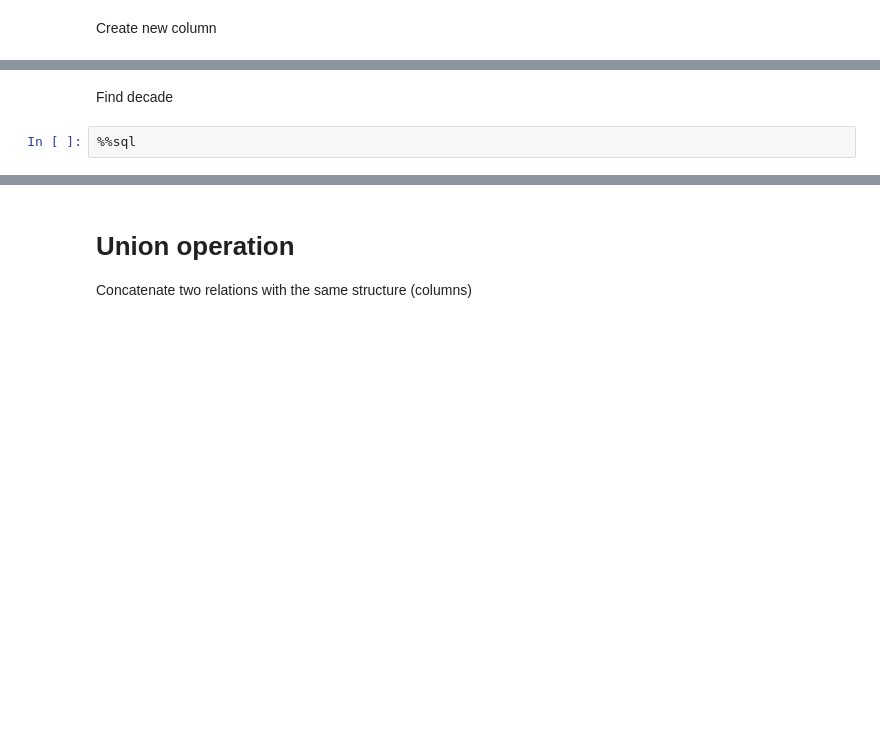
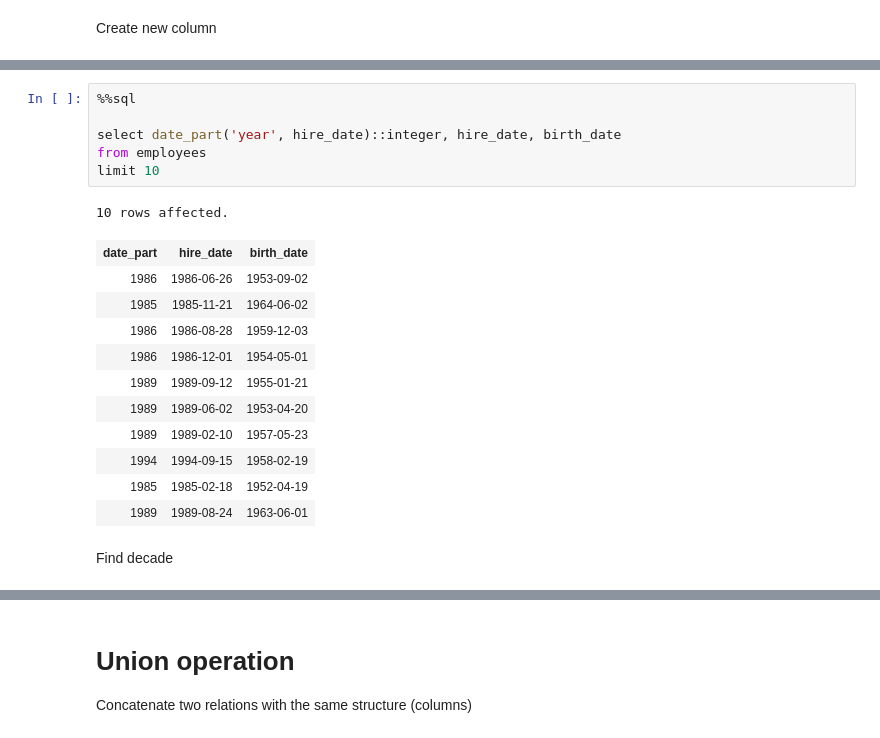
Before and after one commit to LutherCS/dmq-class-pub, a Jupyter notebook: NestedQueries.ipynb, the cells around one changed output, grey strips where cells are left out. Saved outputs shown, nothing was run; the diff lists cells and outputs as text; blank space fills up the shorter version.

```diff
--- a/NestedQueries.ipynb
+++ b/NestedQueries.ipynb
@@ -57,4 +190,21 @@ Create new column
+# %%
+%%sql
+
+select date_part('year', hire_date)::integer, hire_date, birth_date
+from employees
+limit 10
+# %% [output]
+10 rows affected.
+| date_part | hire_date | birth_date |
+| 1986 | 1986-06-26 | 1953-09-02 |
+| 1985 | 1985-11-21 | 1964-06-02 |
+| 1986 | 1986-08-28 | 1959-12-03 |
+| 1986 | 1986-12-01 | 1954-05-01 |
+| 1989 | 1989-09-12 | 1955-01-21 |
+| 1989 | 1989-06-02 | 1953-04-20 |
+| 1989 | 1989-02-10 | 1957-05-23 |
+| 1994 | 1994-09-15 | 1958-02-19 |
+| 1985 | 1985-02-18 | 1952-04-19 |
+| 1989 | 1989-08-24 | 1963-06-01 |
 # %% [markdown]
 Find decade
-# %%
-%%sql
```
Also changed, not shown: parts of 33 cells of this notebook.
